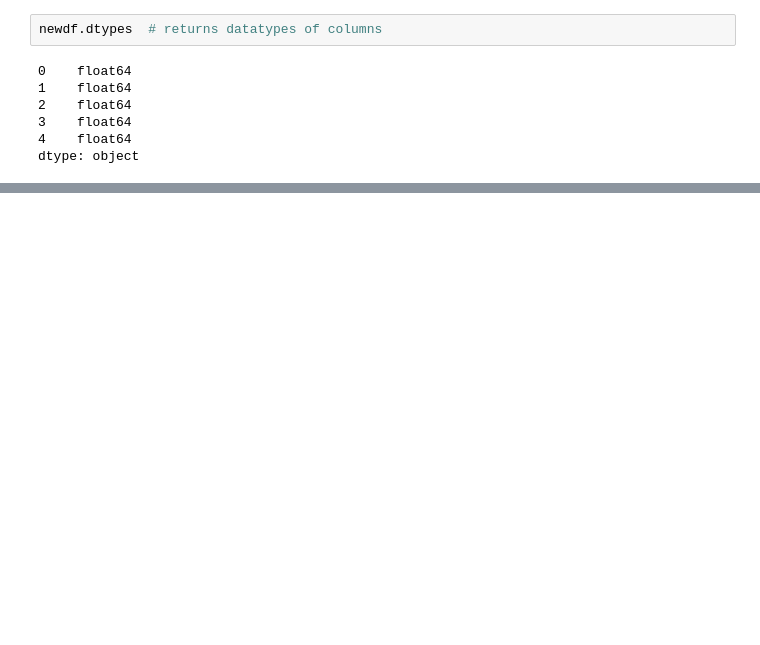
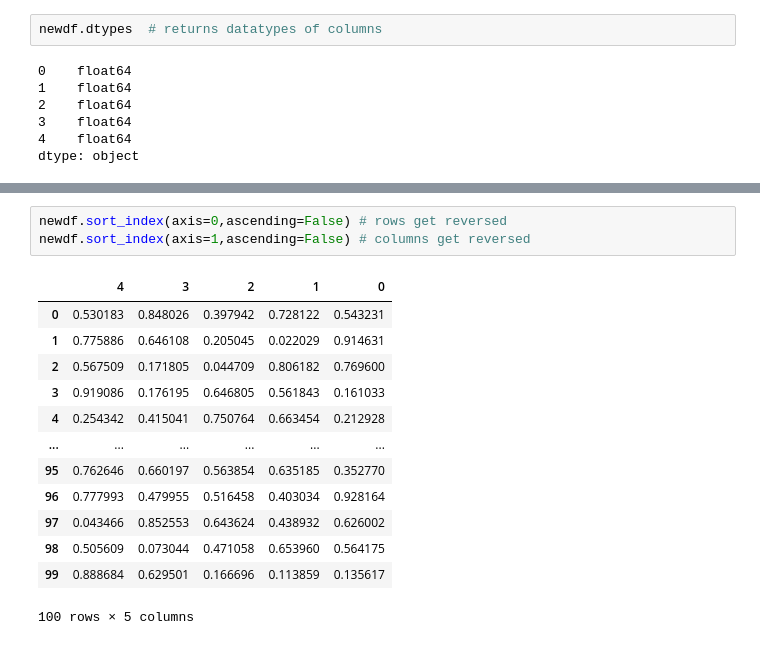
Before and after one commit to sasidharan10/Python, a Jupyter notebook: Pandas/Basics.ipynb, the cells around one changed output, grey strips where cells are left out. Drawn from its saved outputs; the diff is of its cells as text; blank space fills up the shorter version.

```diff
--- a/Pandas/Basics.ipynb
+++ b/Pandas/Basics.ipynb
@@ -141,0 +197,17 @@ dtype: object
+# %%
+newdf.sort_index(axis=0,ascending=False) # rows get reversed
+newdf.sort_index(axis=1,ascending=False) # columns get reversed
+# %% [output]
+|  | 4 | 3 | 2 | 1 | 0 |
+| 0 | 0.530183 | 0.848026 | 0.397942 | 0.728122 | 0.543231 |
+| 1 | 0.775886 | 0.646108 | 0.205045 | 0.022029 | 0.914631 |
+| 2 | 0.567509 | 0.171805 | 0.044709 | 0.806182 | 0.769600 |
+| 3 | 0.919086 | 0.176195 | 0.646805 | 0.561843 | 0.161033 |
+| 4 | 0.254342 | 0.415041 | 0.750764 | 0.663454 | 0.212928 |
+| ... | ... | ... | ... | ... | ... |
+| 95 | 0.762646 | 0.660197 | 0.563854 | 0.635185 | 0.352770 |
+| 96 | 0.777993 | 0.479955 | 0.516458 | 0.403034 | 0.928164 |
+| 97 | 0.043466 | 0.852553 | 0.643624 | 0.438932 | 0.626002 |
+| 98 | 0.505609 | 0.073044 | 0.471058 | 0.653960 | 0.564175 |
+| 99 | 0.888684 | 0.629501 | 0.166696 | 0.113859 | 0.135617 |
+100 rows × 5 columns
```
Also changed, not shown: parts of 28 cells of this notebook, 1 other file.
